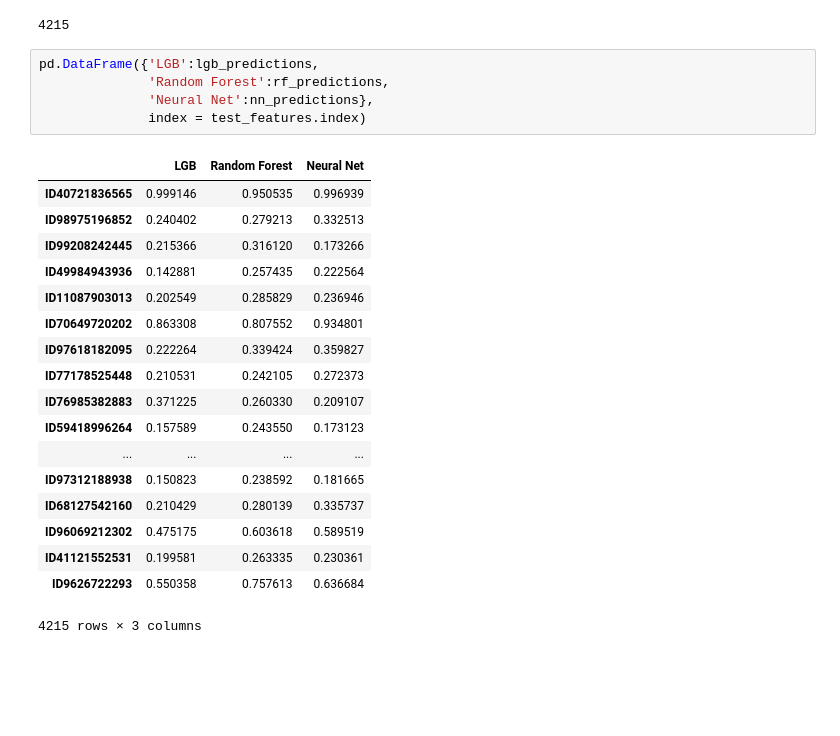
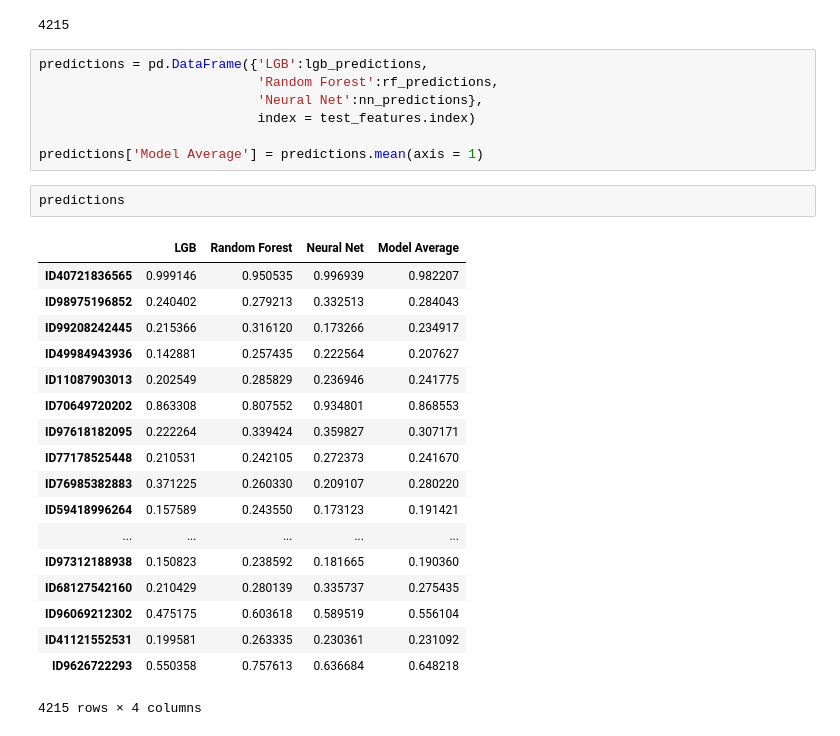
Before and after one commit to chenson2018/Humana-Mays-Competition, a Jupyter notebook: Final Model/Final Draft v3.ipynb, the cells around one changed output. Cells and saved outputs as stored; diff of their text form; blank space fills up the shorter version.

```diff
--- a/Final Model/Final Draft v3.ipynb
+++ b/Final Model/Final Draft v3.ipynb
@@ -196,26 +196,30 @@ len(nn_predictions)
 # %% [output]
 4215
 # %%
-pd.DataFrame({'LGB':lgb_predictions,
-              'Random Forest':rf_predictions,
-              'Neural Net':nn_predictions},
-              index = test_features.index)
+predictions = pd.DataFrame({'LGB':lgb_predictions,
+                            'Random Forest':rf_predictions,
+                            'Neural Net':nn_predictions},
+                            index = test_features.index)
+
+predictions['Model Average'] = predictions.mean(axis = 1)
-# %% [output]
-|  | LGB | Random Forest | Neural Net |
-| ID40721836565 | 0.999146 | 0.950535 | 0.996939 |
-| ID98975196852 | 0.240402 | 0.279213 | 0.332513 |
-| ID99208242445 | 0.215366 | 0.316120 | 0.173266 |
-| ID49984943936 | 0.142881 | 0.257435 | 0.222564 |
-| ID11087903013 | 0.202549 | 0.285829 | 0.236946 |
-| ID70649720202 | 0.863308 | 0.807552 | 0.934801 |
-| ID97618182095 | 0.222264 | 0.339424 | 0.359827 |
-| ID77178525448 | 0.210531 | 0.242105 | 0.272373 |
-| ID76985382883 | 0.371225 | 0.260330 | 0.209107 |
-| ID59418996264 | 0.157589 | 0.243550 | 0.173123 |
-| ... | ... | ... | ... |
-| ID97312188938 | 0.150823 | 0.238592 | 0.181665 |
-| ID68127542160 | 0.210429 | 0.280139 | 0.335737 |
-| ID96069212302 | 0.475175 | 0.603618 | 0.589519 |
-| ID41121552531 | 0.199581 | 0.263335 | 0.230361 |
-| ID9626722293 | 0.550358 | 0.757613 | 0.636684 |
-4215 rows × 3 columns
+# %%
+predictions
+# %% [output]
+|  | LGB | Random Forest | Neural Net | Model Average |
+| ID40721836565 | 0.999146 | 0.950535 | 0.996939 | 0.982207 |
+| ID98975196852 | 0.240402 | 0.279213 | 0.332513 | 0.284043 |
+| ID99208242445 | 0.215366 | 0.316120 | 0.173266 | 0.234917 |
+| ID49984943936 | 0.142881 | 0.257435 | 0.222564 | 0.207627 |
+| ID11087903013 | 0.202549 | 0.285829 | 0.236946 | 0.241775 |
+| ID70649720202 | 0.863308 | 0.807552 | 0.934801 | 0.868553 |
+| ID97618182095 | 0.222264 | 0.339424 | 0.359827 | 0.307171 |
+| ID77178525448 | 0.210531 | 0.242105 | 0.272373 | 0.241670 |
+| ID76985382883 | 0.371225 | 0.260330 | 0.209107 | 0.280220 |
+| ID59418996264 | 0.157589 | 0.243550 | 0.173123 | 0.191421 |
+| ... | ... | ... | ... | ... |
+| ID97312188938 | 0.150823 | 0.238592 | 0.181665 | 0.190360 |
+| ID68127542160 | 0.210429 | 0.280139 | 0.335737 | 0.275435 |
+| ID96069212302 | 0.475175 | 0.603618 | 0.589519 | 0.556104 |
+| ID41121552531 | 0.199581 | 0.263335 | 0.230361 | 0.231092 |
+| ID9626722293 | 0.550358 | 0.757613 | 0.636684 | 0.648218 |
+4215 rows × 4 columns
```
